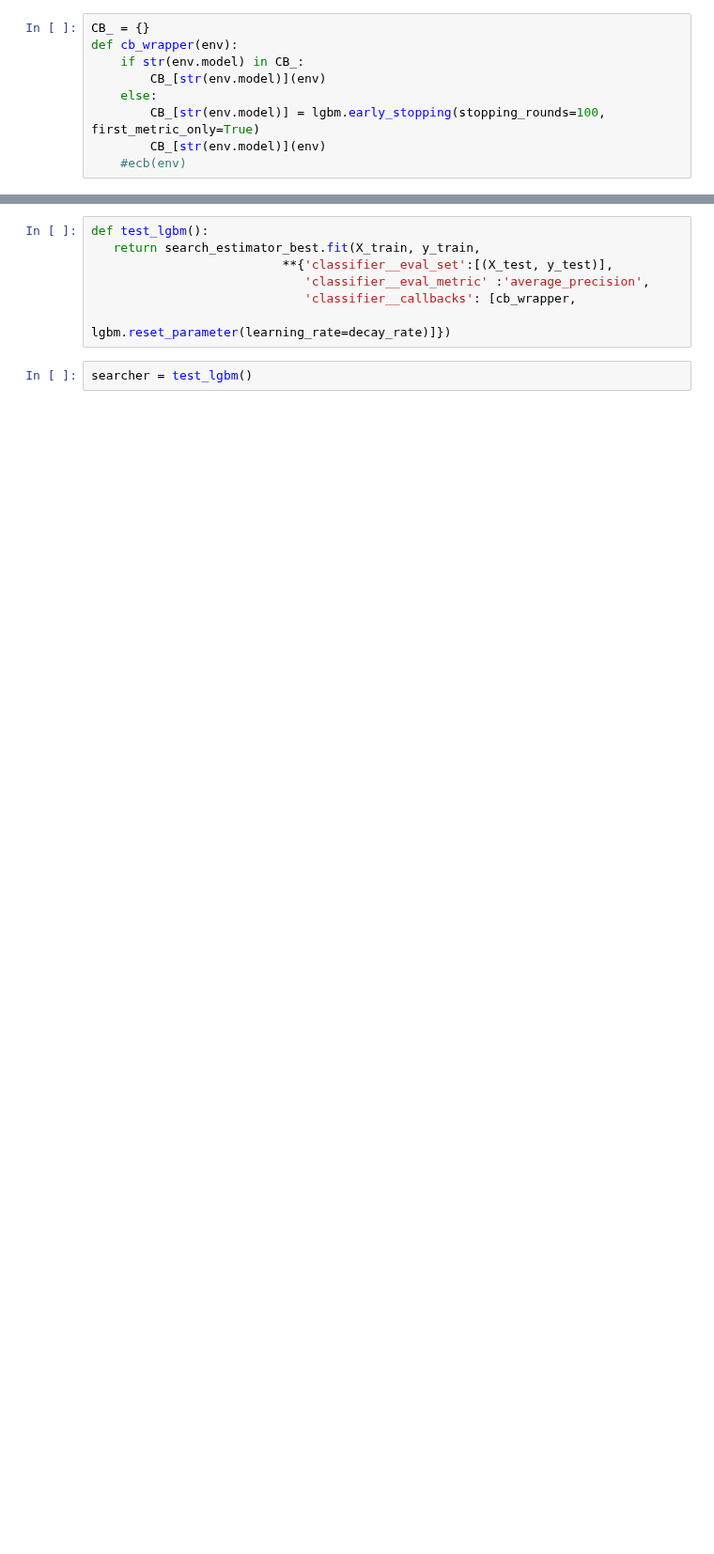
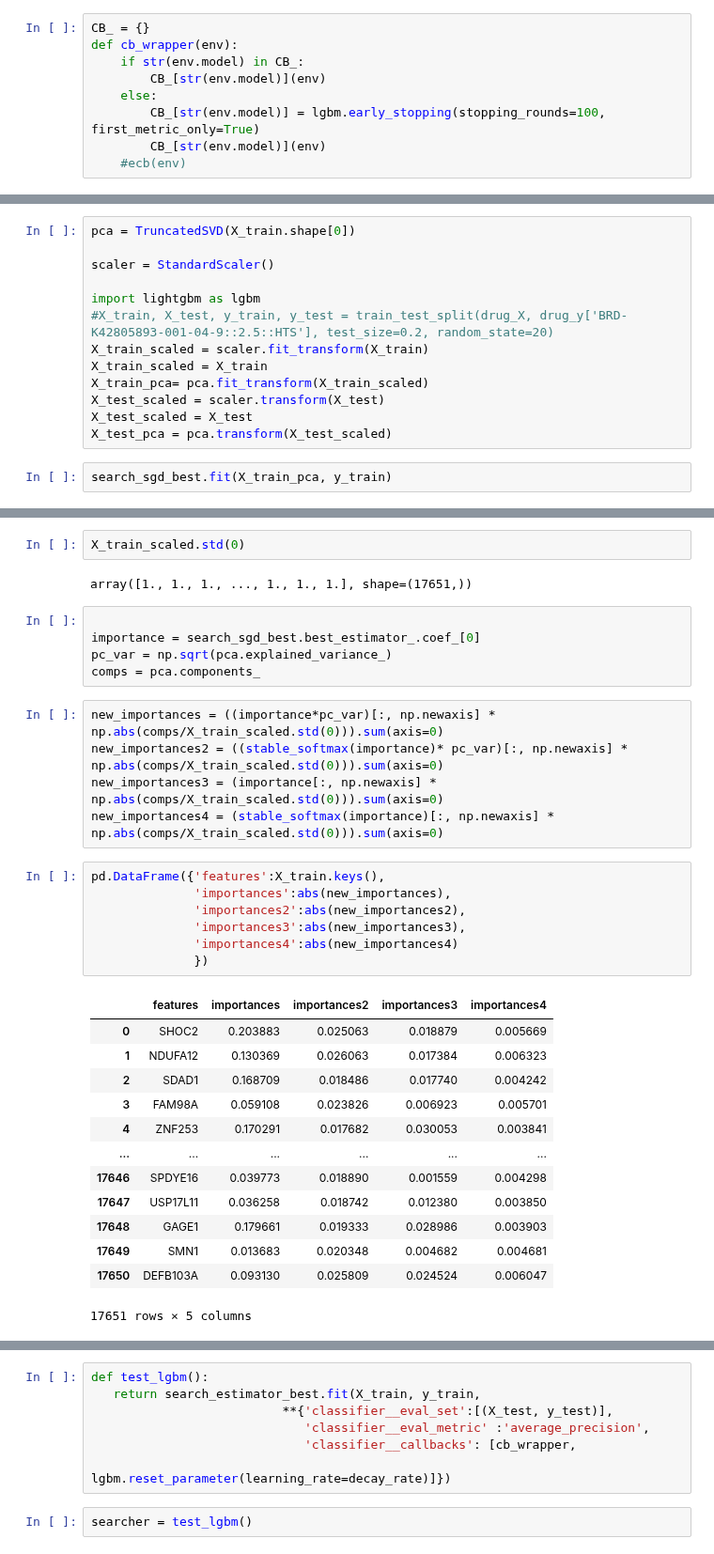
Before and after one commit to bio-info-guy/drug_sensitivity_mlpred, a Jupyter notebook: notebooks/DrugSensitivityML.ipynb, the cells around one changed output, grey strips where cells are left out. Shown at 94% size. Saved outputs shown, nothing was run; the diff lists cells and outputs as text; blank space fills up the shorter version.

```diff
--- a/notebooks/DrugSensitivityML.ipynb
+++ b/notebooks/DrugSensitivityML.ipynb
@@ -290,0 +285,15 @@ from sklearn.feature_selection import SelectKBest, f_classif, mutual_info_classi
+# %%
+pca = TruncatedSVD(X_train.shape[0])
+
+scaler = StandardScaler()
+
+import lightgbm as lgbm
+#X_train, X_test, y_train, y_test = train_test_split(drug_X, drug_y['BRD-K42805893-001-04-9::2.5::HTS'], test_size=0.2, random_state=20)
+X_train_scaled = scaler.fit_transform(X_train)
+X_train_scaled = X_train
+X_train_pca= pca.fit_transform(X_train_scaled)
+X_test_scaled = scaler.transform(X_test)
+X_test_scaled = X_test
+X_test_pca = pca.transform(X_test_scaled)
+# %%
+search_sgd_best.fit(X_train_pca, y_train)
@@ -291,3 +326,38 @@ from sklearn.feature_selection import SelectKBest, f_classif, mutual_info_classi
+# %%
+X_train_scaled.std(0)
+# %% [output]
+array([1., 1., 1., ..., 1., 1., 1.], shape=(17651,))
+# %%
+
+importance = search_sgd_best.best_estimator_.coef_[0]
+pc_var = np.sqrt(pca.explained_variance_)
+comps = pca.components_
+# %%
+new_importances = ((importance*pc_var)[:, np.newaxis] * np.abs(comps/X_train_scaled.std(0))).sum(axis=0)
+new_importances2 = ((stable_softmax(importance)* pc_var)[:, np.newaxis] * np.abs(comps/X_train_scaled.std(0))).sum(axis=0)
+new_importances3 = (importance[:, np.newaxis] * np.abs(comps/X_train_scaled.std(0))).sum(axis=0)
+new_importances4 = (stable_softmax(importance)[:, np.newaxis] * np.abs(comps/X_train_scaled.std(0))).sum(axis=0)
+# %%
+pd.DataFrame({'features':X_train.keys(),
+              'importances':abs(new_importances),
+              'importances2':abs(new_importances2),
+              'importances3':abs(new_importances3),
+              'importances4':abs(new_importances4)
+              })
+# %% [output]
+|  | features | importances | importances2 | importances3 | importances4 |
+| 0 | SHOC2 | 0.203883 | 0.025063 | 0.018879 | 0.005669 |
+| 1 | NDUFA12 | 0.130369 | 0.026063 | 0.017384 | 0.006323 |
+| 2 | SDAD1 | 0.168709 | 0.018486 | 0.017740 | 0.004242 |
+| 3 | FAM98A | 0.059108 | 0.023826 | 0.006923 | 0.005701 |
+| 4 | ZNF253 | 0.170291 | 0.017682 | 0.030053 | 0.003841 |
+| ... | ... | ... | ... | ... | ... |
+| 17646 | SPDYE16 | 0.039773 | 0.018890 | 0.001559 | 0.004298 |
+| 17647 | USP17L11 | 0.036258 | 0.018742 | 0.012380 | 0.003850 |
+| 17648 | GAGE1 | 0.179661 | 0.019333 | 0.028986 | 0.003903 |
+| 17649 | SMN1 | 0.013683 | 0.020348 | 0.004682 | 0.004681 |
+| 17650 | DEFB103A | 0.093130 | 0.025809 | 0.024524 | 0.006047 |
+17651 rows × 5 columns
 # %%
 search_estimator_best_pipe.fit(X_train_pca, y_train, **{'classifier__eval_set':[(X_test_pca, y_test)],
                              'classifier__eval_metric' :'average_precision',
```
Also changed, not shown: parts of 50 cells of this notebook, 7 other files.
